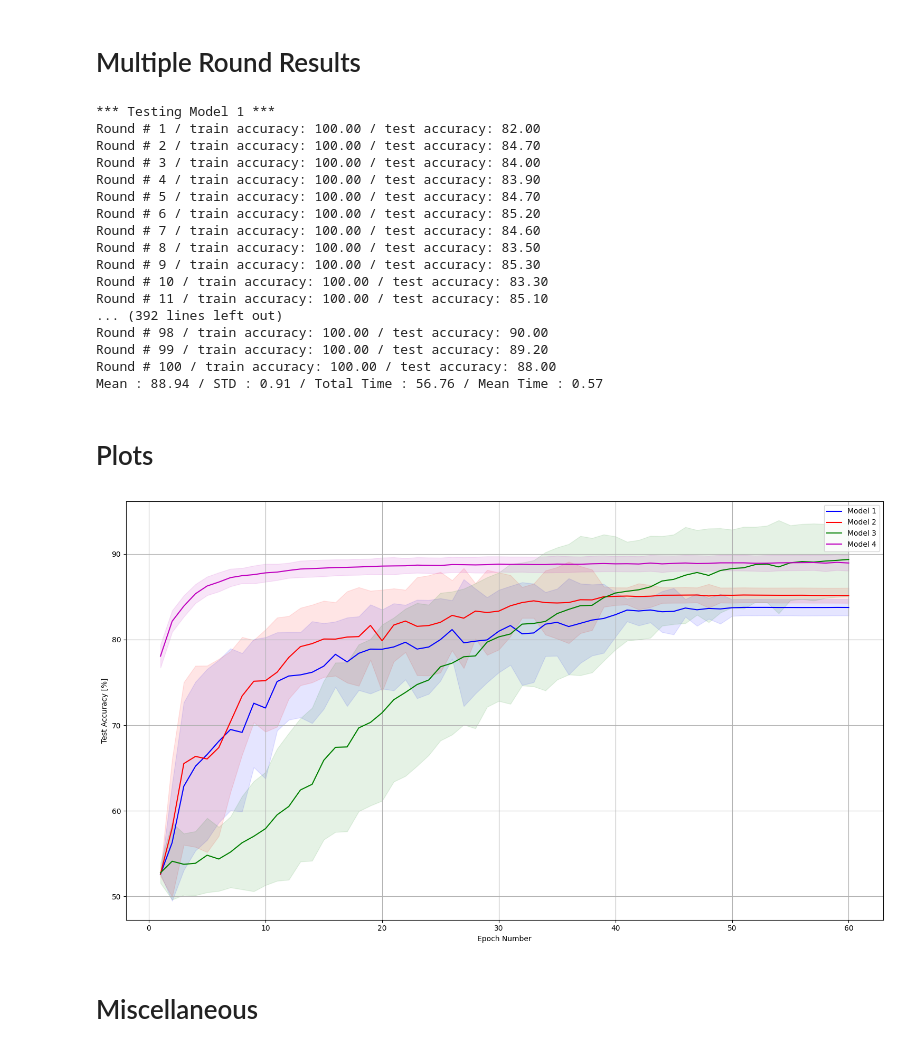
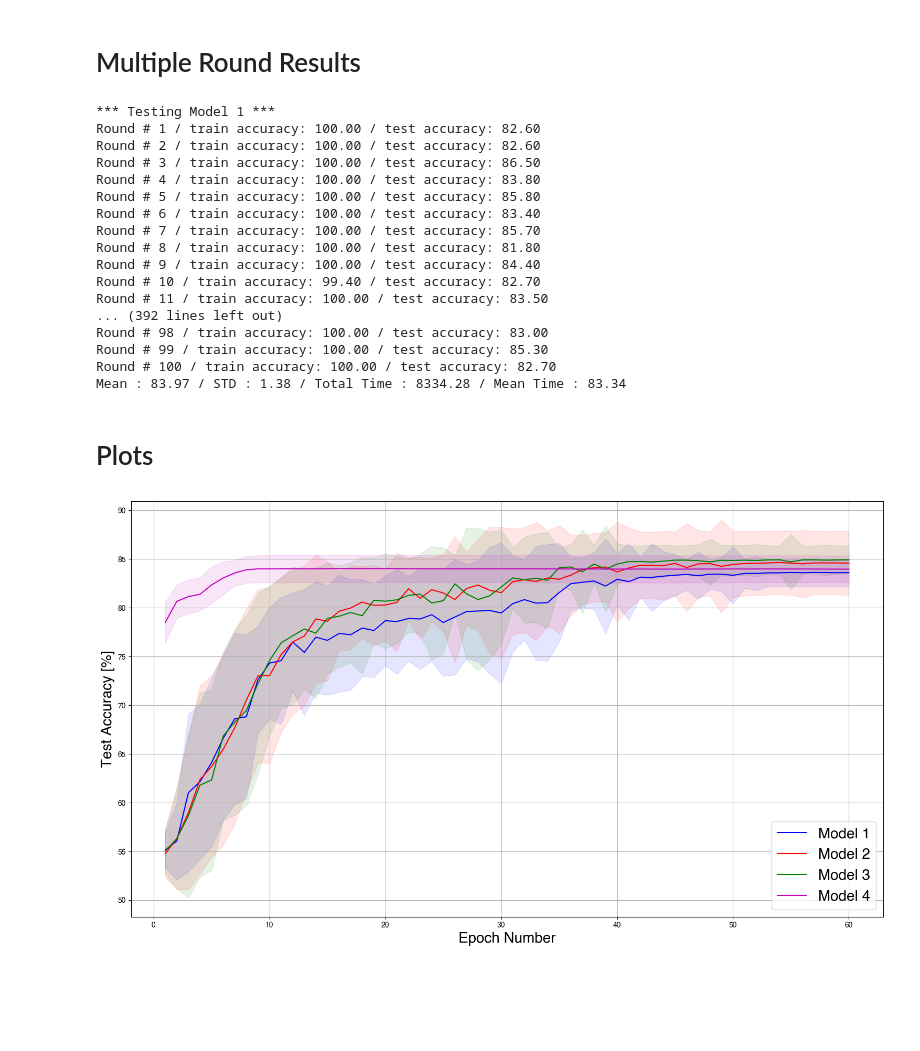
Before and after one commit to jplassmann/DeepLearning-Project1, a Jupyter notebook: main.ipynb, the cells around one changed output. Saved outputs shown, nothing was run; the diff lists cells and outputs as text; code cells hidden in the pictures; blank space fills up the shorter version.

Commit message:
data re-gen and plot improvements

```diff
--- a/main.ipynb
+++ b/main.ipynb
@@ -10,9 +10,12 @@ from statistics import stdev
 
 import dlc_practical_prologue as prologue
 import matplotlib.pyplot as plt
+plt.rcParams['pdf.fonttype'] = 42
+plt.rcParams['ps.fonttype'] = 42
 import time
 
 import models
 
+torch.manual_seed(0)
 %load_ext autoreload
 %autoreload 2
@@ -19,7 +25,7 @@ import models
 # %% [markdown]
 # Get the dataset
 # %%
-train_input, train_target, train_classes, test_input, test_target, test_classes  = prologue.generate_pair_sets(1000)
-train_target.unsqueeze_(1); test_target.unsqueeze_(1)
-print('train_input', train_input.size(), 'train_target', train_target.size(), 'train_classes', train_classes.size())
-print('test_input', test_input.size(), 'test_target', test_target.size(), 'test_classes', test_classes.size())
+def generate_dataset():
+    train_input, train_target, train_classes, test_input, test_target, test_classes  = prologue.generate_pair_sets(1000)
+    train_target.unsqueeze_(1); test_target.unsqueeze_(1)
+    return train_input, train_target, test_input, test_target, train_classes
@@ -164,5 +124,7 @@ def train_model_auxiliary_loss(model, train_input, train_target, test_input, tes
 # %% [markdown]
 # One Round Training
+# %%
+train_input, train_target, test_input, test_target, train_classes = generate_dataset()
 # %%
 # First model, simplest one
 net1 = models.Net1()
@@ -224,8 +209,9 @@ test_accuracy_3 = []
 test_accuracy_4 = []
 
 print("*** Testing Model 1 ***")
+t0 = time.perf_counter()
 for i in range(0, nb_round):
-    t0 = time.perf_counter()
+    train_input, train_target, test_input, test_target, train_classes = generate_dataset()
     net1 = models.Net1()
     test_accuracy_1.append(train_model(net1, train_input, train_target, test_input,
                                      test_target, train_classes, round=i+1,epochs=epochs_per_round))
@@ -233,8 +219,9 @@ t_tot = time.perf_counter() - t0
 print(f"Mean : {mean([row[-1] for row in test_accuracy_1]):.2f} / STD : {stdev([row[-1] for row in test_accuracy_1]):.2f} / Total Time : {t_tot:.2f} / Mean Time : {t_tot/nb_round:.2f}")
 
 print("*** Testing Model 2 ***")
+t0 = time.perf_counter()
 for i in range(0, nb_round):
-    t0 = time.perf_counter()
+    train_input, train_target, test_input, test_target, train_classes = generate_dataset()
     net2 = models.Net2()
     test_accuracy_2.append(train_model(net2, train_input, train_target, test_input,
                                      test_target, train_classes, round=i+1,epochs=epochs_per_round))
@@ -242,8 +229,9 @@ t_tot = time.perf_counter() - t0
 print(f"Mean : {mean([row[-1] for row in test_accuracy_2]):.2f} / STD : {stdev([row[-1] for row in test_accuracy_2]):.2f} / Total Time : {t_tot:.2f} / Mean Time : {t_tot/nb_round:.2f}")
 
 print("*** Testing Model 3 ***")
+t0 = time.perf_counter()
 for i in range(0, nb_round):
-    t0 = time.perf_counter()
+    train_input, train_target, test_input, test_target, train_classes = generate_dataset()
     net3 = models.Net3()
     test_accuracy_3.append(train_model(net3, train_input, train_target, test_input,
                                                     test_target, train_classes, use_auxiliary_losses=False,
@@ -252,8 +240,9 @@ t_tot = time.perf_counter() - t0
 print(f"Mean : {mean([row[-1] for row in test_accuracy_3]):.2f} / STD : {stdev([row[-1] for row in test_accuracy_3]):.2f} / Total Time : {t_tot:.2f} / Mean Time : {t_tot/nb_round:.2f}")
 
 print("*** Testing Model 4 ***")
+t0 = time.perf_counter()
 for i in range(0, nb_round):
-    t0 = time.perf_counter()
+    train_input, train_target, test_input, test_target, train_classes = generate_dataset()
     net4 = models.Net4()
     test_accuracy_4.append(train_model(net4, train_input, train_target, test_input,
                                                     test_target, train_classes, use_auxiliary_losses=False,
@@ -262,22 +251,22 @@ t_tot = time.perf_counter() - t0
 print(f"Mean : {mean([row[-1] for row in test_accuracy_4]):.2f} / STD : {stdev([row[-1] for row in test_accuracy_4]):.2f} / Total Time : {t_tot:.2f} / Mean Time : {t_tot/nb_round:.2f}")
 # %% [output]
 *** Testing Model 1 ***
-Round # 1 / train accuracy: 100.00 / test accuracy: 82.00
-Round # 2 / train accuracy: 100.00 / test accuracy: 84.70
-Round # 3 / train accuracy: 100.00 / test accuracy: 84.00
-Round # 4 / train accuracy: 100.00 / test accuracy: 83.90
-Round # 5 / train accuracy: 100.00 / test accuracy: 84.70
-Round # 6 / train accuracy: 100.00 / test accuracy: 85.20
-Round # 7 / train accuracy: 100.00 / test accuracy: 84.60
-Round # 8 / train accuracy: 100.00 / test accuracy: 83.50
-Round # 9 / train accuracy: 100.00 / test accuracy: 85.30
-Round # 10 / train accuracy: 100.00 / test accuracy: 83.30
-Round # 11 / train accuracy: 100.00 / test accuracy: 85.10
+Round # 1 / train accuracy: 100.00 / test accuracy: 82.60
+Round # 2 / train accuracy: 100.00 / test accuracy: 82.60
+Round # 3 / train accuracy: 100.00 / test accuracy: 86.50
+Round # 4 / train accuracy: 100.00 / test accuracy: 83.80
+Round # 5 / train accuracy: 100.00 / test accuracy: 85.80
+Round # 6 / train accuracy: 100.00 / test accuracy: 83.40
+Round # 7 / train accuracy: 100.00 / test accuracy: 85.70
+Round # 8 / train accuracy: 100.00 / test accuracy: 81.80
+Round # 9 / train accuracy: 100.00 / test accuracy: 84.40
+Round # 10 / train accuracy: 99.40 / test accuracy: 82.70
+Round # 11 / train accuracy: 100.00 / test accuracy: 83.50
 ... (392 lines left out)
-Round # 98 / train accuracy: 100.00 / test accuracy: 90.00
-Round # 99 / train accuracy: 100.00 / test accuracy: 89.20
-Round # 100 / train accuracy: 100.00 / test accuracy: 88.00
-Mean : 88.94 / STD : 0.91 / Total Time : 56.76 / Mean Time : 0.57
+Round # 98 / train accuracy: 100.00 / test accuracy: 83.00
+Round # 99 / train accuracy: 100.00 / test accuracy: 85.30
+Round # 100 / train accuracy: 100.00 / test accuracy: 82.70
+Mean : 83.97 / STD : 1.38 / Total Time : 8334.28 / Mean Time : 83.34
 # %% [markdown]
 # Plots
 # %%
@@ -291,38 +280,37 @@ mean_4 = [0] * epochs_per_round
 std_4 = [0] * epochs_per_round
 
 for i in range(epochs_per_round):
     mean_1[i] = mean([row[i] for row in test_accuracy_1])
     std_1[i] = stdev([row[i] for row in test_accuracy_1])
     mean_2[i] = mean([row[i] for row in test_accuracy_2])
     std_2[i] = stdev([row[i] for row in test_accuracy_2])
     mean_3[i] = mean([row[i] for row in test_accuracy_3])
     std_3[i] = stdev([row[i] for row in test_accuracy_3])
     mean_4[i] = mean([row[i] for row in test_accuracy_4])
     std_4[i] = stdev([row[i] for row in test_accuracy_4])
 
 x = list(range(1,epochs_per_round+1))
-fig, ax = plt.subplots()
+
+fig, ax = plt.subplots(facecolor='w')
 plt.grid()
-
 ax.plot(x,mean_1, color='b', label='Model 1')
 ax.fill_between(x, ([x1 - x2 for (x1, x2) in zip(mean_1, std_1)]),
                 ([x1 + x2 for (x1, x2) in zip(mean_1, std_1)]), color='b', alpha=.1)
 
 ax.plot(x,mean_2, color='r', label='Model 2')
 ax.fill_between(x, ([x1 - x2 for (x1, x2) in zip(mean_2, std_2)]), ([x1 + x2 for (x1, x2) in zip(mean_2, std_2)]), color='r', alpha=.1)
 
 ax.plot(x,mean_3, color='g', label='Model 3')
 ax.fill_between(x, ([x1 - x2 for (x1, x2) in zip(mean_3, std_3)]), ([x1 + x2 for (x1, x2) in zip(mean_3, std_3)]), color='g', alpha=.1)
 
 ax.plot(x,mean_4, color='m', label='Model 4')
 ax.fill_between(x, ([x1 - x2 for (x1, x2) in zip(mean_4, std_4)]), ([x1 + x2 for (x1, x2) in zip(mean_4, std_4)]), color='m', alpha=.1)
 
-plt.xlabel('Epoch Number')
-plt.ylabel('Test Accuracy [%]')
-ax.legend()
+plt.xlabel('Epoch Number', fontsize=20)
+plt.ylabel('Test Accuracy [%]', fontsize=20)
+ax.legend(prop={'size': 20})
 fig.set_size_inches(18.5, 10.5)
 fig.set_dpi(100)
+plt.savefig("plot.pdf",bbox_inches='tight')
 # %% [output]
-[figure, old version]
+[figure, new version]
-# %% [markdown]
-# Miscellaneous
```
Also changed, not shown: parts of 11 cells of this notebook.
